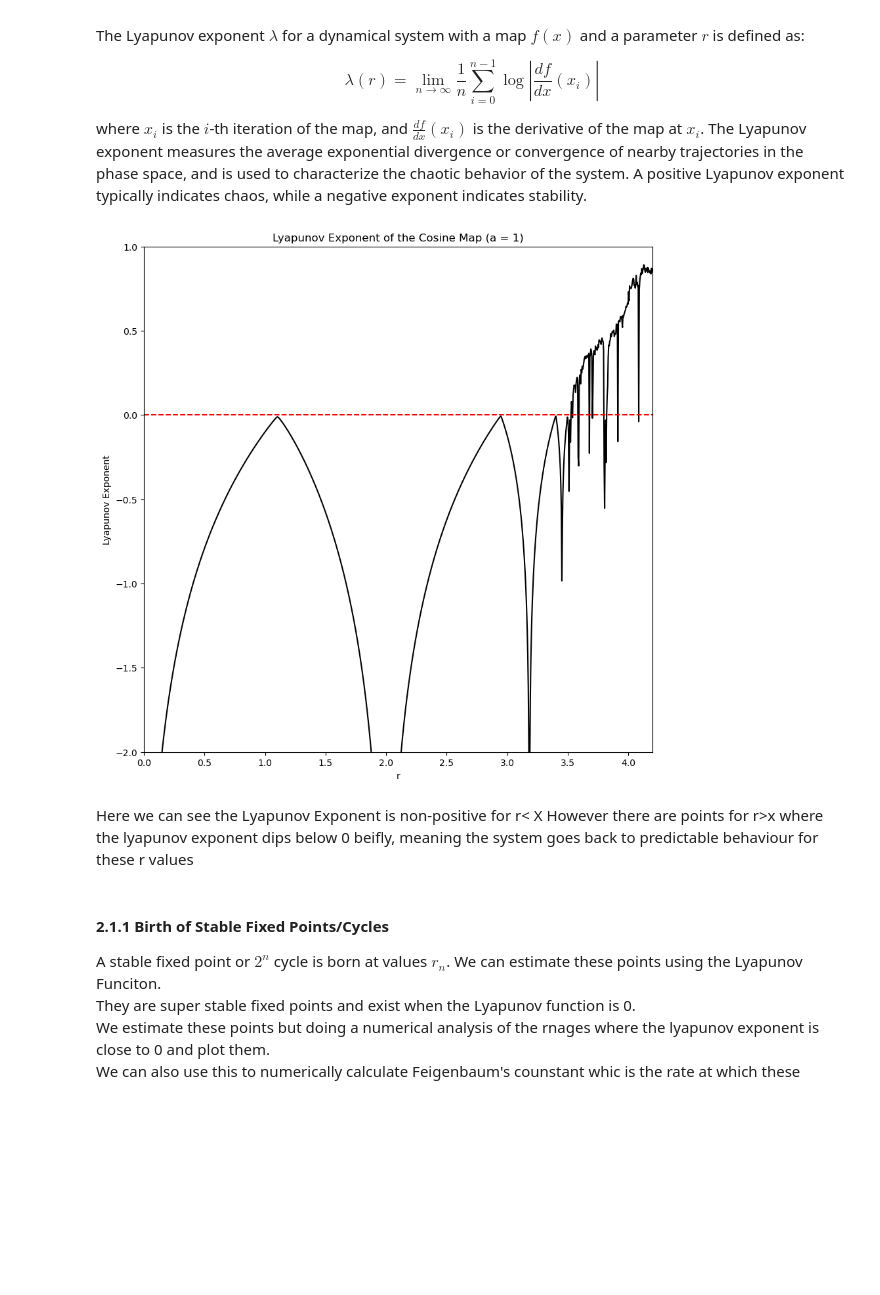
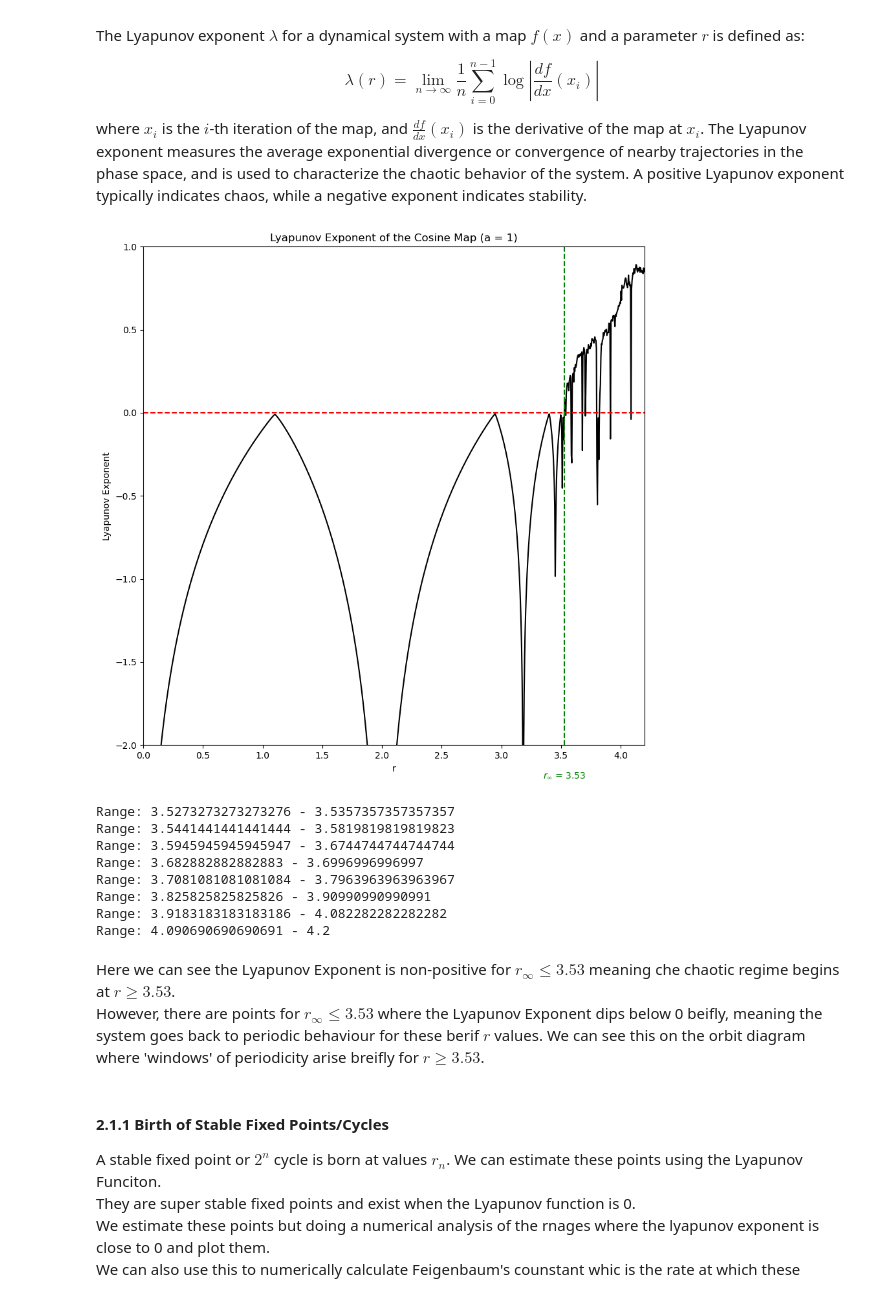
Before and after one commit to lainemulvay/Chaos-in-the-Cosine-Map, a Jupyter notebook: Assingment Notebook.ipynb, the cells around one changed output. Cells and saved outputs as stored; diff of their text form; code cells hidden in the pictures; blank space fills up the shorter version.

Commit message:
period doubling route to chaos explained

```diff
--- a/Assingment Notebook.ipynb
+++ b/Assingment Notebook.ipynb
@@ -310,38 +310,74 @@ def cosine_map(x, r):
     return (r/4) * (2 * np.cos((2*np.pi/3)*(x-0.5)) - 1)
 
 def cosine_map_derivative(x, r):
     return (-r*np.pi/3) * (np.sin((2*np.pi/3)*(x-0.5)))
 
 # Parameters
 r_values = np.linspace(0, 4.2, 1000)  # Range of r values
 iterations = 1000  # Number of iterations
 lyapunov_exponents = np.zeros_like(r_values)
 
 for i, r in enumerate(r_values):
     x = 0.5  # Initial condition
     sum_lyapunov = 0
     for _ in range(iterations):
         x = cosine_map(x, r)
         sum_lyapunov += np.log(np.abs(cosine_map_derivative(x, r)))
     lyapunov_exponents[i] = sum_lyapunov / iterations
 
 # Plotting the Lyapunov exponent
 plt.figure(figsize=(10, 10))
 plt.plot(r_values, lyapunov_exponents, '-k')
 plt.axhline(0, color='r', linestyle='--')
+
+# Initialize variables
+start = None
+ranges = []
+
+# Iterate over Lyapunov exponents
+for i, le in enumerate(lyapunov_exponents):
+    if le > 0:
+        if start is None:
+            start = r_values[i]
+    else:
+        if start is not None:
+            ranges.append((start, r_values[i-1]))
+            start = None
+
+# Add last range if it ended at the last value
+if start is not None:
+    ranges.append((start, r_values[-1]))
+
+# Calculate the minimum of the ranges
+r_infinity = min(r[0] for r in ranges)
+
+# Plot the line
+plt.axvline(x=r_infinity, color='g', linestyle='--')
+plt.text(r_infinity, -2.2, r"$r_{\infty}$ = " + f"{round(r_infinity, 2)}", color='g', ha='center')
+
 plt.xlim(0, 4.2)
 plt.ylim(-2, 1)
 plt.xlabel('r')
 plt.ylabel('Lyapunov Exponent')
 plt.title('Lyapunov Exponent of the Cosine Map (a = 1)')
 plt.show()
 
-# find range where lyapunov exponet is more than 0
+# Print ranges
+for r in ranges:
+    print(f"Range: {r[0]} - {r[1]}")
 # %% [output]
-[figure, old version]
+[figure, new version]
+Range: 3.5273273273273276 - 3.5357357357357357
+Range: 3.5441441441441444 - 3.5819819819819823
+Range: 3.5945945945945947 - 3.6744744744744744
+Range: 3.682882882882883 - 3.6996996996997
+Range: 3.7081081081081084 - 3.7963963963963967
+Range: 3.825825825825826 - 3.90990990990991
+Range: 3.9183183183183186 - 4.082282282282282
+Range: 4.090690690690691 - 4.2
 # %% [markdown]
-Here we can see the Lyapunov Exponent is non-positive for r< X
-However there are points for r>x where the lyapunov exponent dips below 0 beifly, meaning the system goes back to predictable behaviour for these r values
+Here we can see the Lyapunov Exponent is non-positive for $r_{\infty} \leq 3.53$ meaning che chaotic regime begins at $r \geq 3.53$. <br>
+However, there are points for $r_{\infty} \leq 3.53$ where the Lyapunov Exponent dips below 0 beifly, meaning the system goes back to periodic behaviour for these berif $r$ values. We can see this on the orbit diagram where 'windows' of periodicity arise breifly for $r \geq 3.53$.
 # %% [markdown]
 #### 2.1.1 Birth of Stable Fixed Points/Cycles
 A stable fixed point or $2^n$ cycle is born at values $r_n$. We can estimate these points using the Lyapunov Funciton. <br>
```
Also changed, not shown: parts of 1 cell of this notebook.
